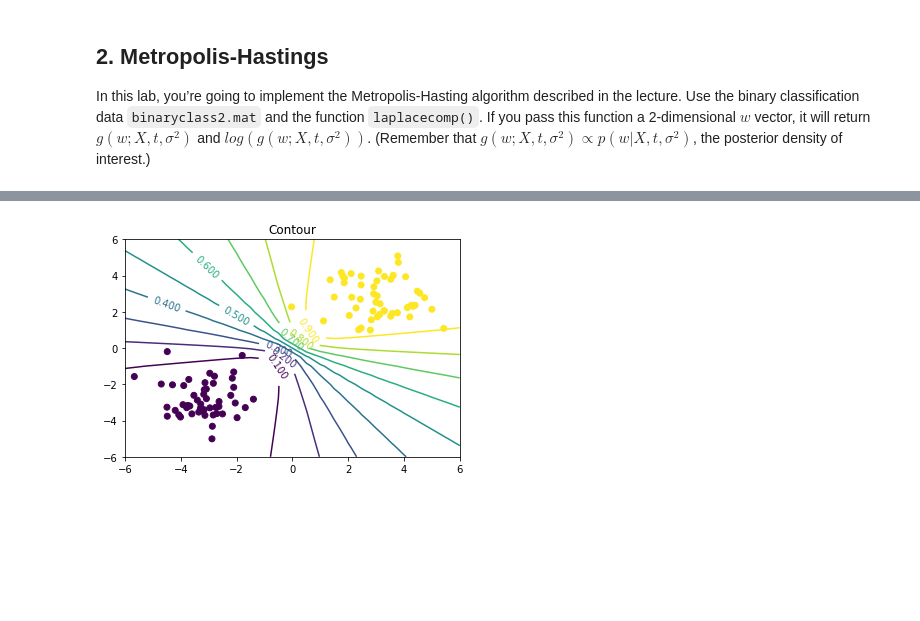
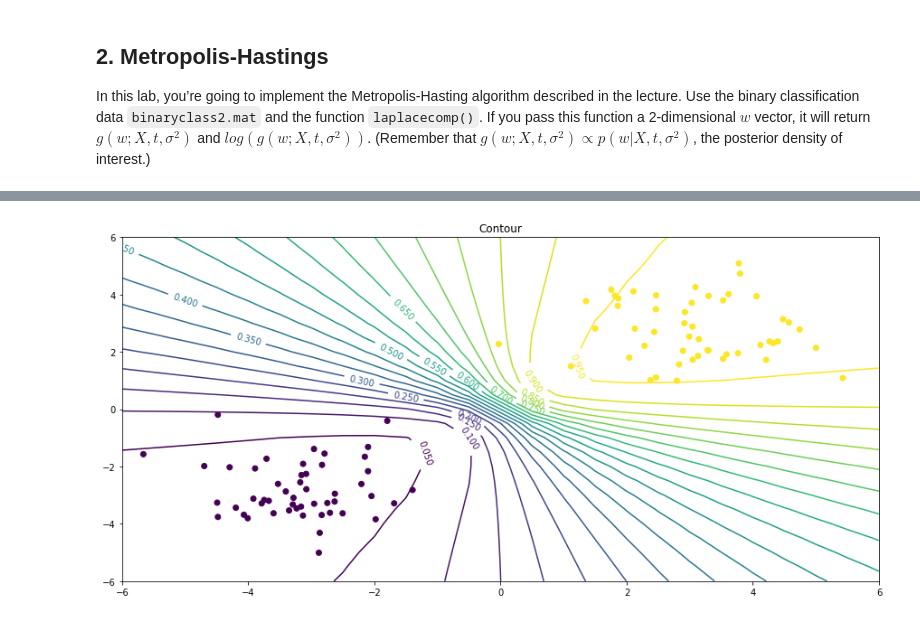
Before and after one commit to fablln/Advanced-Statistical-Inference, a Jupyter notebook: Lab2.ipynb, the cells around one changed output, grey strips where cells are left out. Cells and saved outputs as stored; diff of their text form; code cells hidden in the pictures; blank space fills up the shorter version.

```diff
--- a/Lab2.ipynb
+++ b/Lab2.ipynb
@@ -150,22 +117,21 @@ confidence(w_samples,[2,-4])
 # %%
-x1min, x1max, x1step = (-6, 6.5, 0.5)
-x2min, x2max, x2step = (-6, 6.5, 0.5)
-x1_range = np.arange(x1min, x1max, x1step)
-x2_range = np.arange(x2min, x2max, x2step)
-p = []
-for x2 in x1_range:
+x1_range = np.arange(-6, 6.5, 0.5)
+x2_range = np.arange(-6, 6.5, 0.5)
+probability = []
+for x1 in x1_range:
     p_x = []
-    for x1 in x2_range:
+    for x2 in x2_range:
         x_new = np.array([x1, x2])
         p_x.append(confidence(w_samples, x_new))
-    p.append(p_x)
+    probability.append(p_x)
 # %%
-plt.figure()
-numLines = 9
-CS = plt.contour(x1_range, x2_range, p, numLines)
-plt.clabel(CS, inline=1, fontsize=10)
-plt.scatter(X[:,0], X[:,1], c=t)
+plt.figure(figsize=(15,7))
+ax = plt.gca()
+num_ines = 20
+lines = plt.contour(x1_range, x2_range, p, num_lines)
+plt.clabel(lines, inline=1)
+ax.scatter(X[:,0], X[:,1], c=t)
 plt.title('Contour')
 plt.show()
 # %% [output]
-[figure, old version]
+[figure, new version]
```
Also changed, not shown: parts of 15 cells of this notebook.
